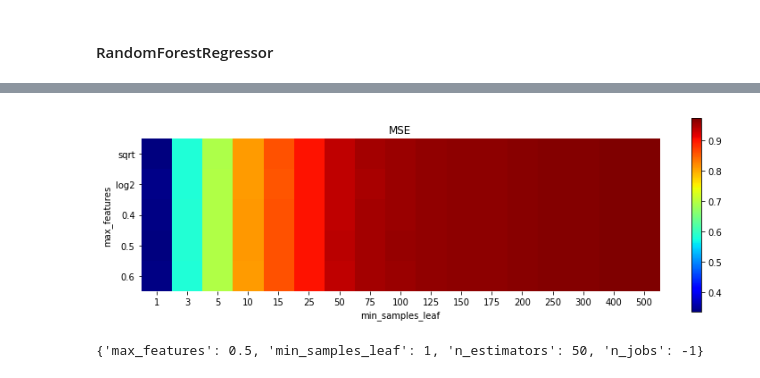
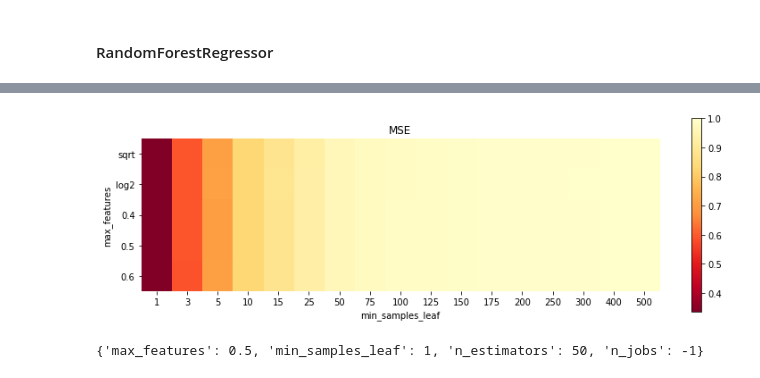
Before and after one commit to jmcarpenter2/parfit, a Jupyter notebook: examples/parfit_ex.ipynb, the cells around one changed output, grey strips where cells are left out. Drawn from its saved outputs; the diff is of its cells as text; code cells hidden in the pictures.

```diff
--- a/examples/parfit_ex.ipynb
+++ b/examples/parfit_ex.ipynb
@@ -1048,7 +1052,7 @@ rfreg_scores, rfreg_models = crossvalModels(RandomForestRegressor(), rf_paramGri
 # %%
-plotScores(rfreg_scores, rf_paramGrid, "MSE")
+plotScores(rfreg_scores, rf_paramGrid, "MSE", greater_is_better=False)
 # %% [output]
-[figure, old version]
+[figure, new version]
 # %%
 getBestModel(rfreg_models, rfreg_scores, greater_is_better=False)
 # %% [output]
```
Also changed, not shown: parts of 69 cells of this notebook.
